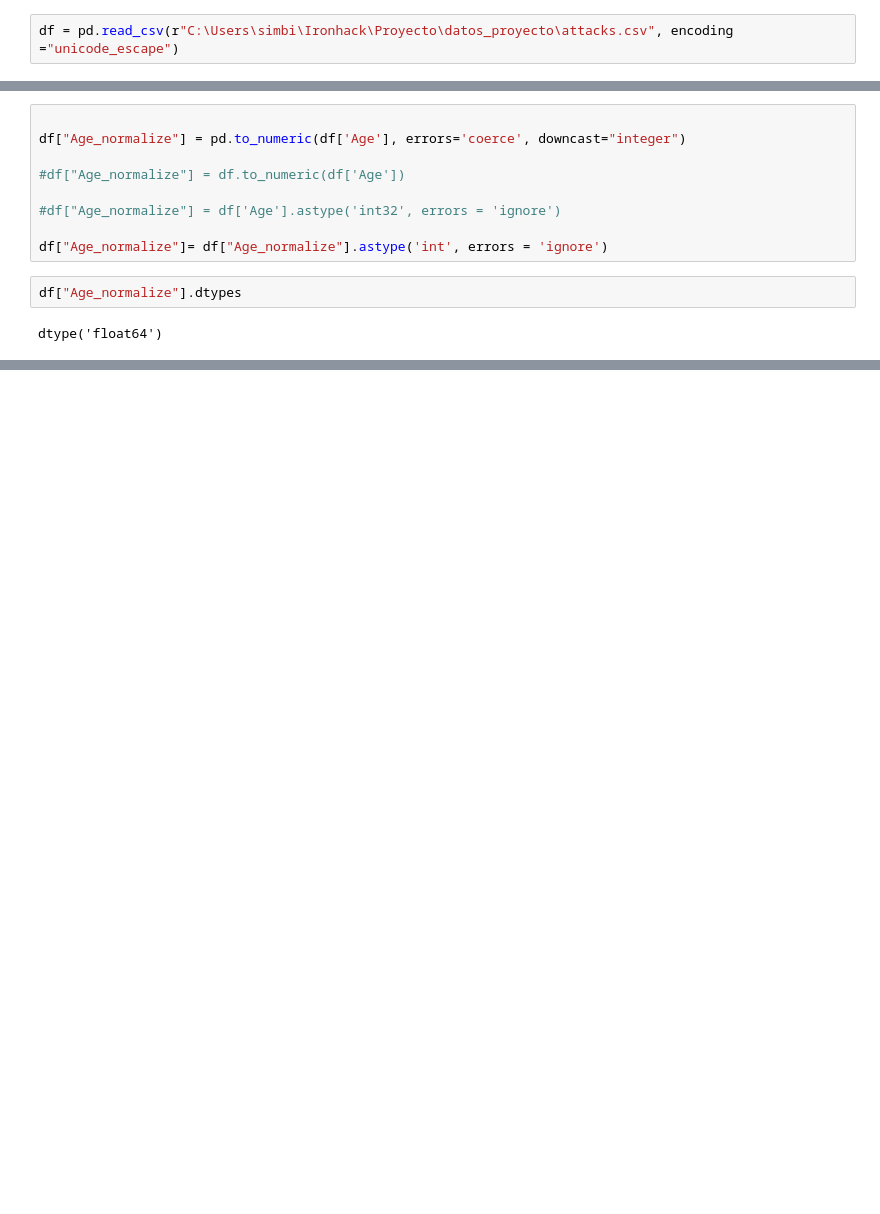
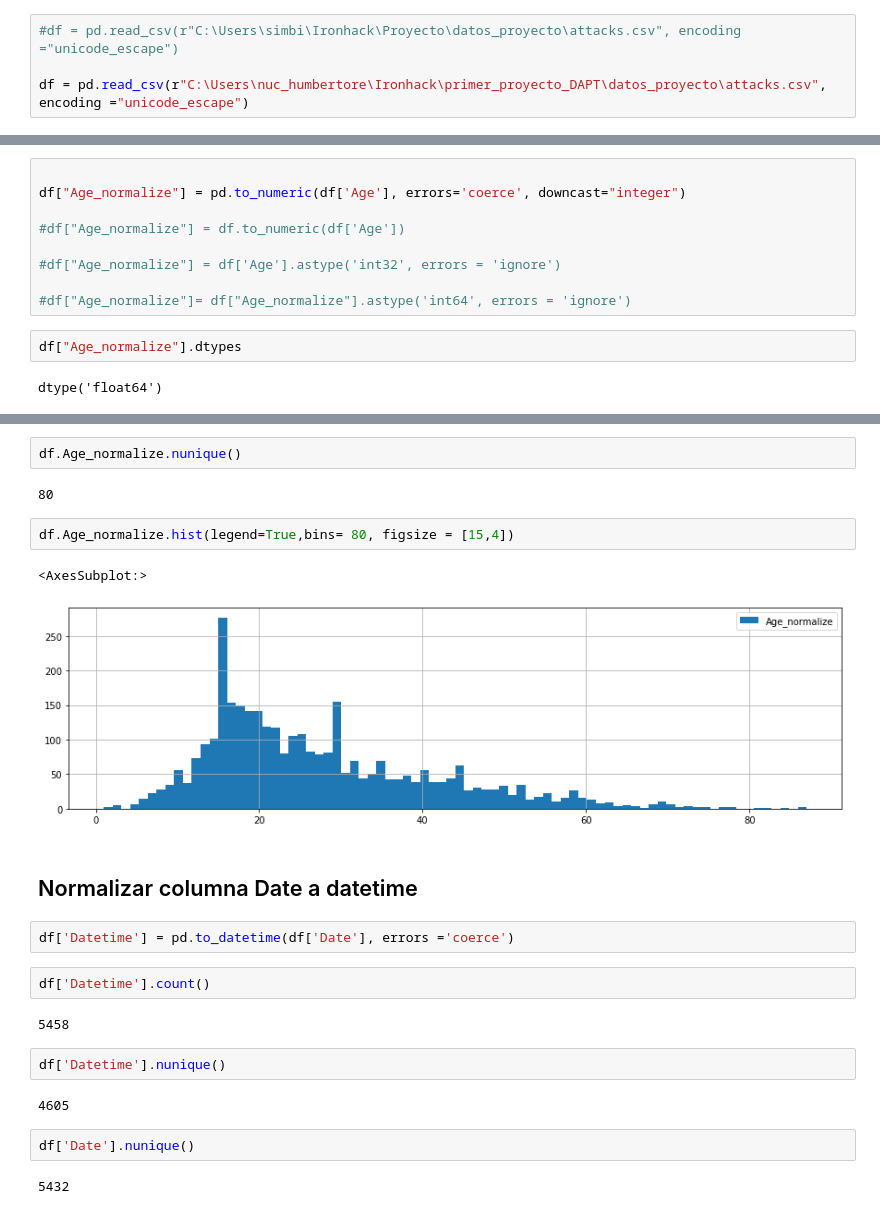
Before and after one commit to Humberthor/primer_proyecto_DAPT, a Jupyter notebook: codigo_proyecto/proyecto_main.ipynb, the cells around one changed output, grey strips where cells are left out. Drawn from its saved outputs; the diff is of its cells as text; blank space fills up the shorter version.

Commit message:
normalizadas Age y Date

```diff
--- a/codigo_proyecto/proyecto_main.ipynb
+++ b/codigo_proyecto/proyecto_main.ipynb
@@ -4,5 +5,7 @@ import numpy as np
 # %%
-df = pd.read_csv(r"C:\Users\simbi\Ironhack\Proyecto\datos_proyecto\attacks.csv", encoding ="unicode_escape")
+#df = pd.read_csv(r"C:\Users\simbi\Ironhack\Proyecto\datos_proyecto\attacks.csv", encoding ="unicode_escape")
+
+df = pd.read_csv(r"C:\Users\nuc_humbertore\Ironhack\primer_proyecto_DAPT\datos_proyecto\attacks.csv", encoding ="unicode_escape")
 # %% [markdown]
 # 1 Revisión inicial del DF
 # %%
@@ -315,7 +184,7 @@ df["Age_normalize"] = pd.to_numeric(df['Age'], errors='coerce', downcast="intege
 
 #df["Age_normalize"] = df['Age'].astype('int32', errors = 'ignore')
 
-df["Age_normalize"]= df["Age_normalize"].astype('int', errors = 'ignore')
+#df["Age_normalize"]= df["Age_normalize"].astype('int64', errors = 'ignore')
 # %%
 df["Age_normalize"].dtypes
 # %% [output]
@@ -342,0 +295,25 @@ sorted(df["Age_normalize"].unique())
+# %%
+df.Age_normalize.nunique()
+# %% [output]
+80
+# %%
+df.Age_normalize.hist(legend=True,bins= 80, figsize = [15,4])
+# %% [output]
+<AxesSubplot:>
+[figure, added]
+# %% [markdown]
+## Normalizar columna Date a datetime
+# %%
+df['Datetime'] = pd.to_datetime(df['Date'], errors ='coerce')
+# %%
+df['Datetime'].count()
+# %% [output]
+5458
+# %%
+df['Datetime'].nunique()
+# %% [output]
+4605
+# %%
+df['Date'].nunique()
+# %% [output]
+5432
```
Also changed, not shown: parts of 42 cells of this notebook, 1 other file.
